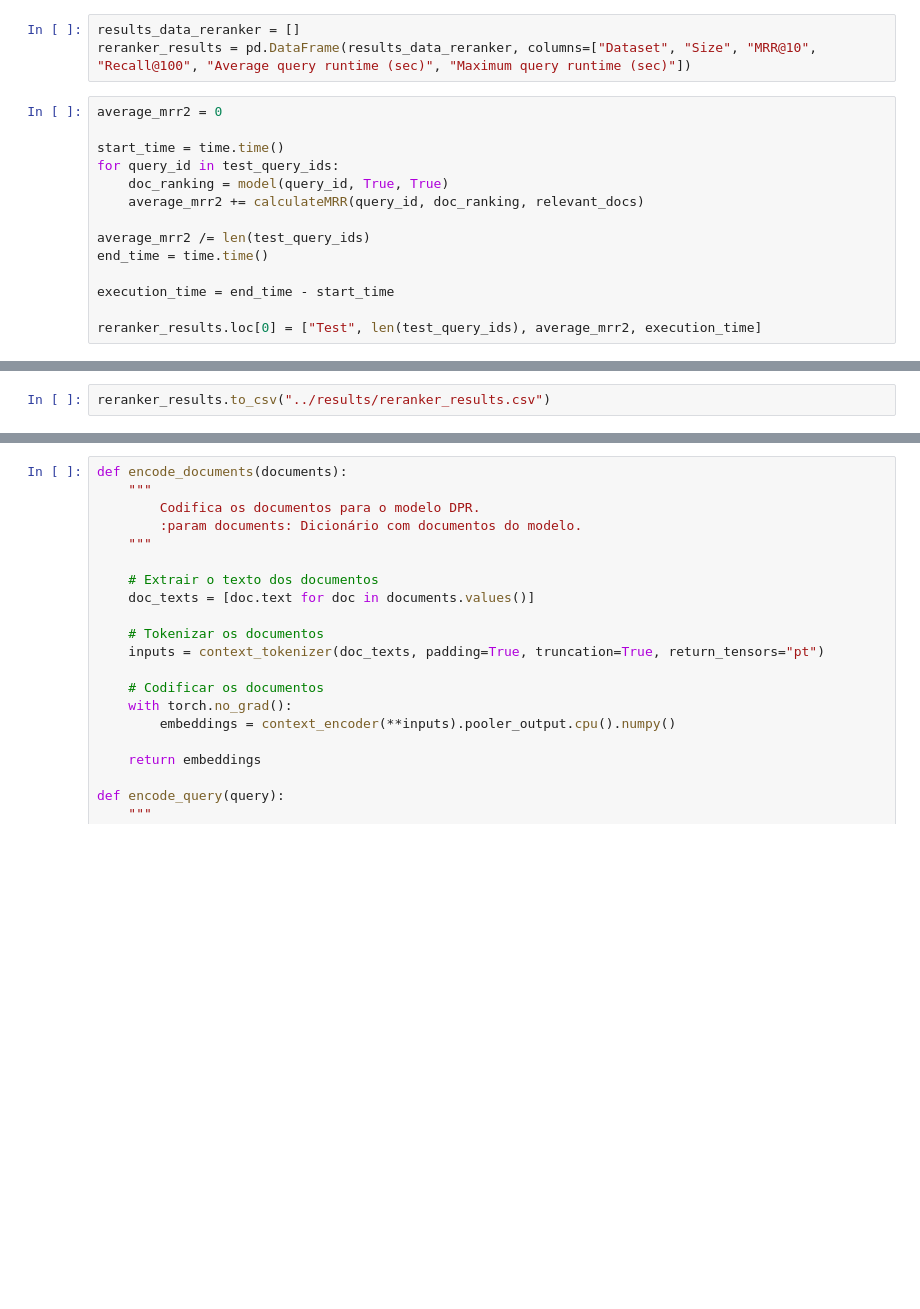
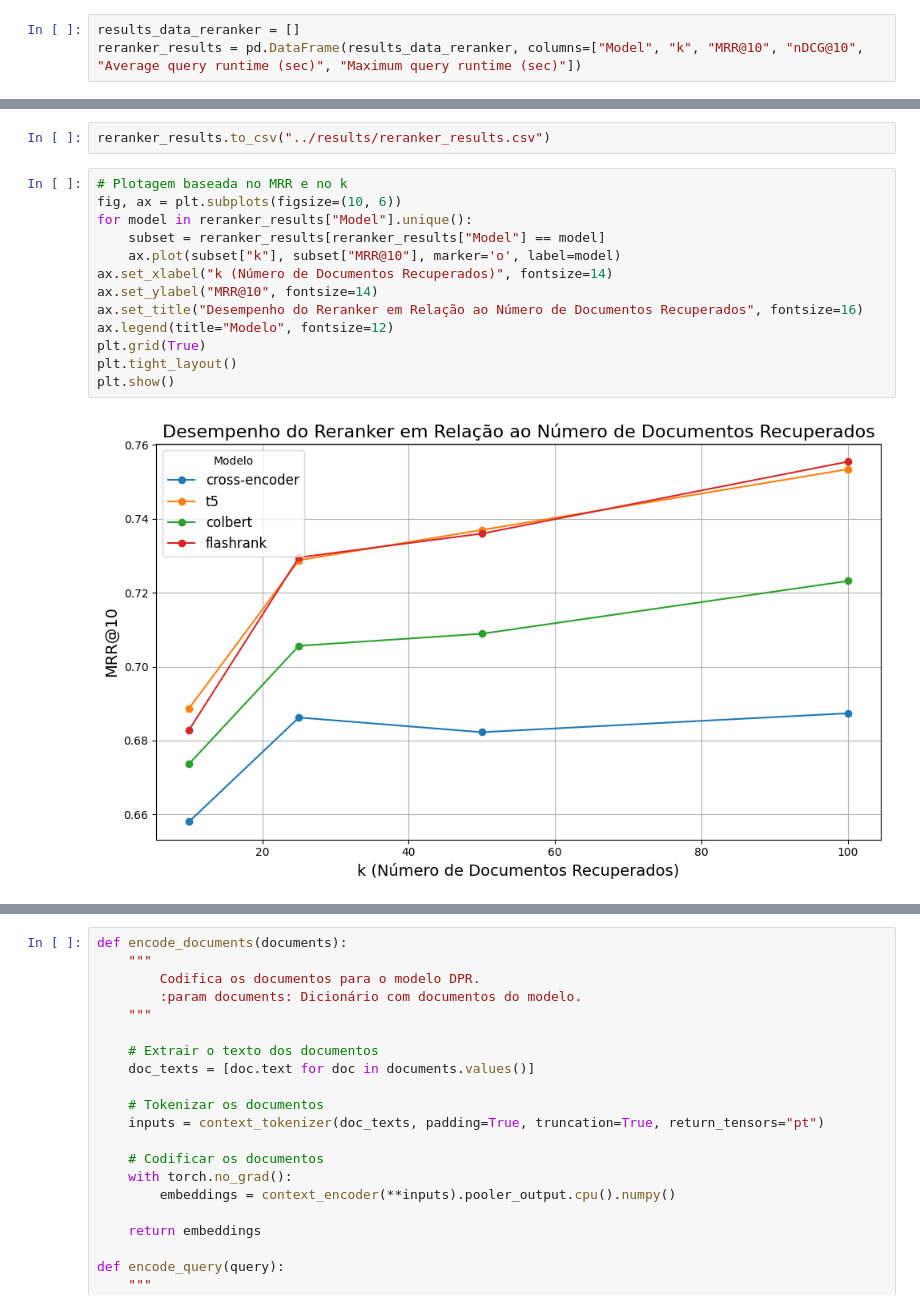
Before and after one commit to TFrankeM/projetos_em_cd, a Jupyter notebook: multi_stage_ranking.ipynb, the cells around one changed output, grey strips where cells are left out. Drawn from its saved outputs; the diff is of its cells as text; blank space fills up the shorter version.

```diff
--- a/multi_stage_ranking.ipynb
+++ b/multi_stage_ranking.ipynb
@@ -923,17 +759,3 @@ Using dtype torch.float32.
 # %%
 results_data_reranker = []
-reranker_results = pd.DataFrame(results_data_reranker, columns=["Dataset", "Size", "MRR@10", "Recall@100", "Average query runtime (sec)", "Maximum query runtime (sec)"])
+reranker_results = pd.DataFrame(results_data_reranker, columns=["Model", "k", "MRR@10", "nDCG@10", "Average query runtime (sec)", "Maximum query runtime (sec)"])
-# %%
-average_mrr2 = 0
-
-start_time = time.time()
-for query_id in test_query_ids:
-    doc_ranking = model(query_id, True, True)
-    average_mrr2 += calculateMRR(query_id, doc_ranking, relevant_docs)
-
-average_mrr2 /= len(test_query_ids)
-end_time = time.time()
-
-execution_time = end_time - start_time
-
-reranker_results.loc[0] = ["Test", len(test_query_ids), average_mrr2, execution_time]
@@ -947,2 +863,17 @@ reranker_results
 # %%
 reranker_results.to_csv("../results/reranker_results.csv")
+# %%
+# Plotagem baseada no MRR e no k
+fig, ax = plt.subplots(figsize=(10, 6))
+for model in reranker_results["Model"].unique():
+    subset = reranker_results[reranker_results["Model"] == model]
+    ax.plot(subset["k"], subset["MRR@10"], marker='o', label=model)
+ax.set_xlabel("k (Número de Documentos Recuperados)", fontsize=14)
+ax.set_ylabel("MRR@10", fontsize=14)
+ax.set_title("Desempenho do Reranker em Relação ao Número de Documentos Recuperados", fontsize=16)
+ax.legend(title="Modelo", fontsize=12)
+plt.grid(True)
+plt.tight_layout()
+plt.show()
+# %% [output]
+[figure, added]
```
Also changed, not shown: parts of 72 cells of this notebook.
